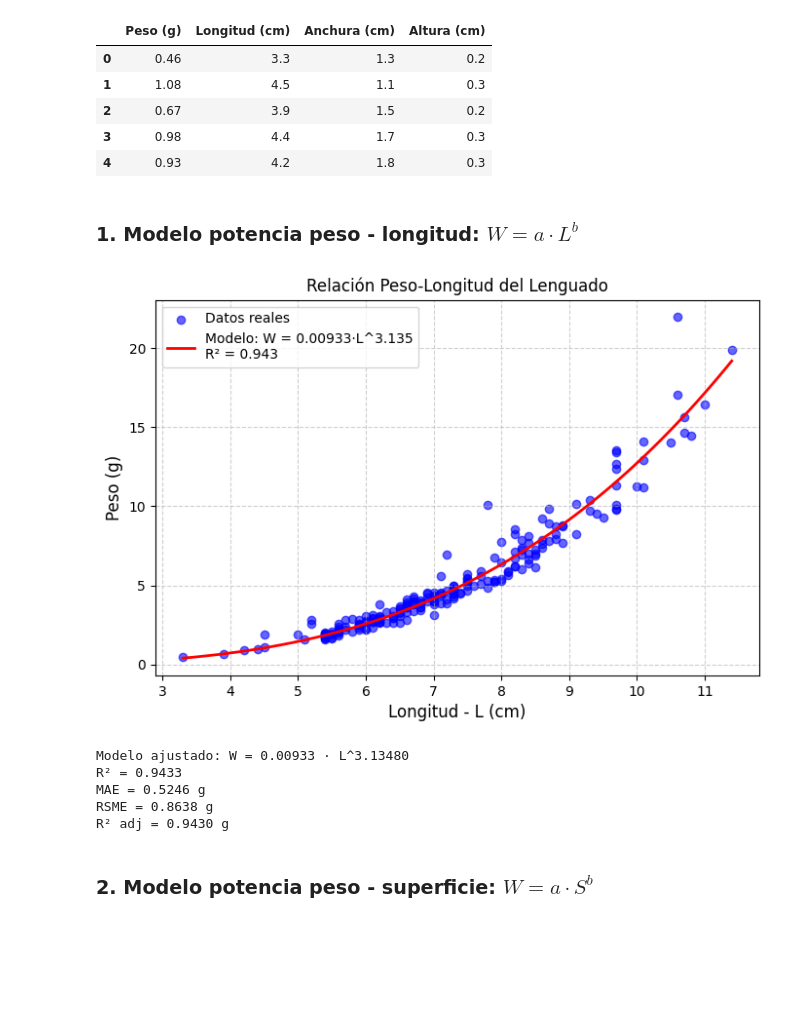
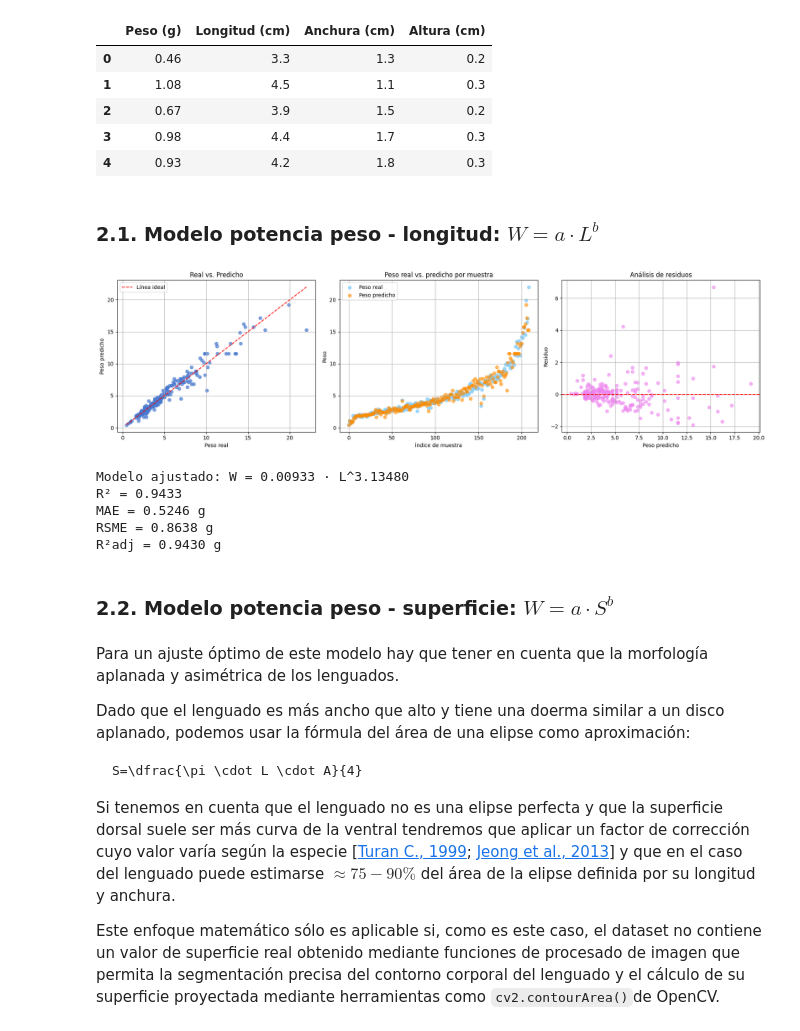
Before and after one commit to jalosu/FLATCLASS, a Jupyter notebook: content/01/Coeficientes.ipynb, the cells around one changed output. Cells and saved outputs as stored; diff of their text form; code cells hidden in the pictures; blank space fills up the shorter version.

````diff
--- a/content/01/Coeficientes.ipynb
+++ b/content/01/Coeficientes.ipynb
@@ -114,47 +114,83 @@ S = L * A
 V = L * A * H
 n = len(W)
 # %% [markdown]
-### 1. Modelo potencia peso - longitud: $W=a\cdot L^b$
+### 2.1. Modelo potencia peso - longitud: $W=a\cdot L^b$
 # %%
 def long_model(L,a,b):
     return a*L**b
 
 params_long, _ = curve_fit(long_model, L, W)
 a,b = params_long
 W_pred_long = long_model(L, a,b)
 r2_long = r2_score(W, W_pred_long)
 r2_adj_long= 1 - (1 - r2_long) * (n - 1) / (n - 1 - 1)
 rmse_long = np.sqrt(mean_squared_error(W, W_pred_long))
 mae_long = mean_absolute_error(W, W_pred_long)
 
 # Visualización ajuste
 
-plt.figure(figsize=(8, 5))
-plt.scatter(L, W, alpha=0.6, label='Datos reales', color='blue')
-L_range = np.linspace(min(L), max(L), 100)
-plt.plot(L_range, long_model(L_range, a, b), 'r-', linewidth=2,
-         label=f'Modelo: W = {a:.5f}·L^{b:.3f}\nR² = {r2_long:.3f}')
-plt.xlabel('Longitud - L (cm)', fontsize=12)
-plt.ylabel('Peso (g)', fontsize=12)
-plt.title('Relación Peso-Longitud del Lenguado', fontsize=12)
-plt.legend(fontsize=10)
-plt.grid(True, linestyle='--', alpha=0.6)
+# Índices y residuos
+indices = np.arange(len(W))
+residuos = W - W_pred_long
+
+# Crear la figura con 3 subplots
+fig, axs = plt.subplots(1, 3, figsize=(18, 5))
+
+# === 1. Peso real vs. Peso predicho ===
+axs[0].scatter(W, W_pred_long, alpha=0.7)
+axs[0].plot([min(W), max(W)], [min(W), max(W)], 'r--', label='Línea ideal')
+axs[0].set_xlabel('Peso real')
+axs[0].set_ylabel('Peso predicho')
+axs[0].set_title(f'Real vs. Predicho')
+axs[0].legend()
+axs[0].grid(True)
+
+# === 2. Comparación por índice ===
+axs[1].scatter(indices, W, color=CSS4_COLORS['lightskyblue'], label='Peso real', alpha=0.8)
+axs[1].scatter(indices, W_pred_long, color=CSS4_COLORS['darkorange'], label='Peso predicho', alpha=0.6)
+axs[1].set_xlabel('Índice de muestra')
+axs[1].set_ylabel('Peso')
+axs[1].set_title('Peso real vs. predicho por muestra')
+axs[1].legend()
+axs[1].grid(True)
+
+# === 3. Gráfico de residuos ===
+axs[2].scatter(W_pred_long, residuos, alpha=0.6, color=CSS4_COLORS['violet'])
+axs[2].axhline(0, color='red', linestyle='--')
+axs[2].set_xlabel('Peso predicho')
+axs[2].set_ylabel('Residuo')
+axs[2].set_title('Análisis de residuos')
+axs[2].grid(True)
+
+# Ajustar diseño y mostrar
+plt.tight_layout()
 plt.show()
 
 # Resultados del ajuste
 
 print(f"Modelo ajustado: W = {a:.5f} · L^{b:.5f}")
 print(f"R² = {r2_long:.4f}")
 print(f"MAE = {mae_long:.4f} g")
 print(f"RSME = {rmse_long:.4f} g")
-print(f"R² adj = {r2_adj_long:.4f} g")
+print(f"R²adj = {r2_adj_long:.4f} g")
 # %% [output]
-[figure, old version]
+[figure, new version]
 Modelo ajustado: W = 0.00933 · L^3.13480
 R² = 0.9433
 MAE = 0.5246 g
 RSME = 0.8638 g
-R² adj = 0.9430 g
+R²adj = 0.9430 g
 # %% [markdown]
-### 2. Modelo potencia peso - superficie: $W=a\cdot S^b$
+### 2.2. Modelo potencia peso - superficie: $W=a\cdot S^b$
+# %% [markdown]
+Para un ajuste óptimo de este modelo hay que tener en cuenta que la morfología aplanada y asimétrica de los lenguados.
+
+Dado que el lenguado es más ancho que alto y tiene una doerma similar a un disco aplanado, podemos usar la fórmula del área de una elipse como aproximación:
+
+```{math}
+S=\dfrac{\pi \cdot L \cdot A}{4}
+```
+Si tenemos en cuenta que el lenguado no es una elipse perfecta y que la superficie dorsal suele ser más curva de la ventral tendremos que aplicar un factor de corrección cuyo valor varía según la especie [[Turan C., 1999](https://www.researchgate.net/publication/255641396_A_Note_on_The_Examination_of_Morphometric_Differentiation_Among_Fish_Populations_The_Truss_System); [Jeong et al., 2013](https://doi.org/10.5370/JEET.2013.8.5.1194)] y que en el caso del lenguado puede estimarse $\approx 75-90 \%$ del área de la elipse definida por su longitud y anchura.
+
+Este enfoque matemático sólo es aplicable si, como es este caso, el dataset no contiene un valor de superficie real obtenido mediante funciones de procesado de imagen que permita la segmentación precisa del contorno corporal del lenguado y el cálculo de su superficie proyectada mediante herramientas como `cv2.contourArea()`de OpenCV.
 # %%
````
Also changed, not shown: parts of 13 cells of this notebook, 7 other files.
